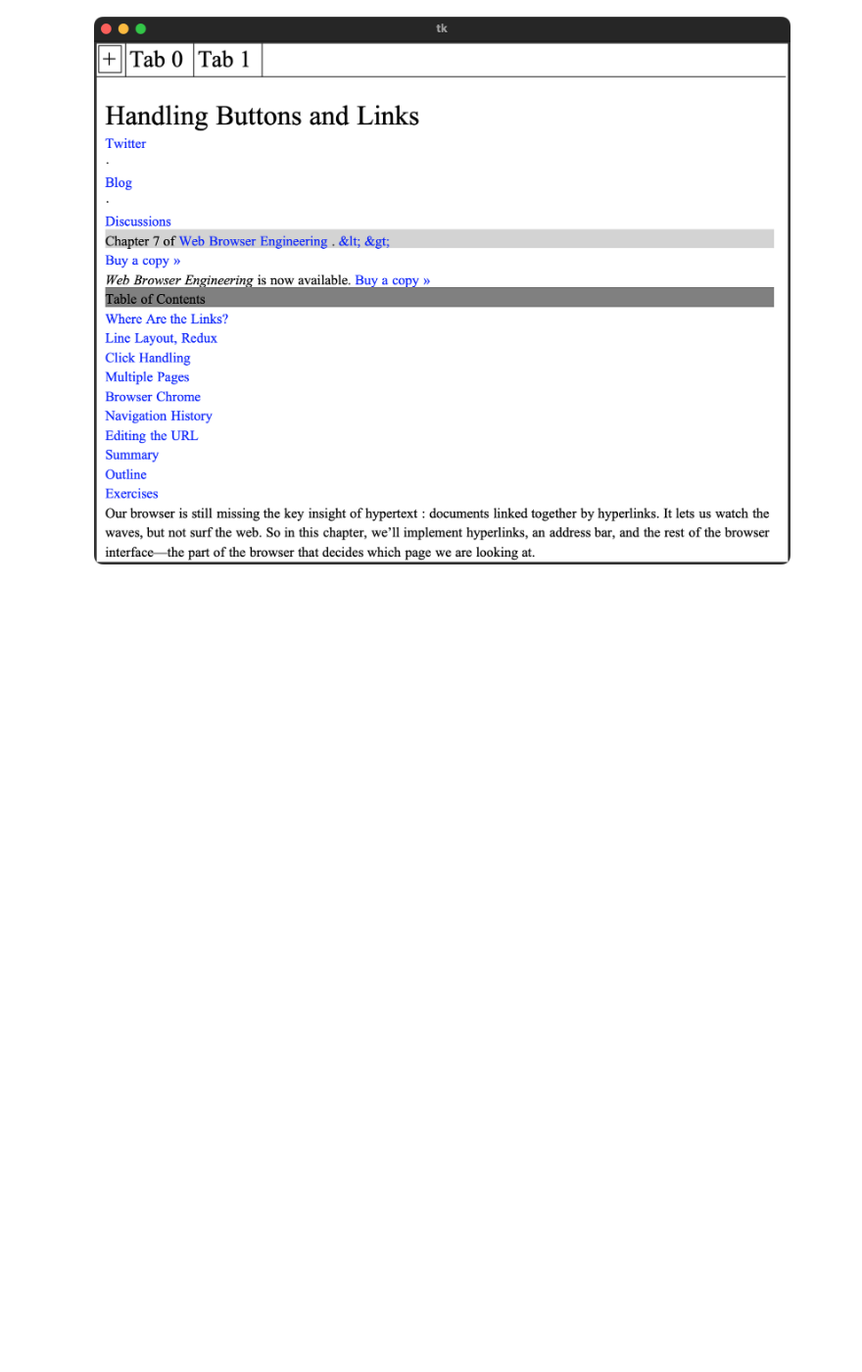
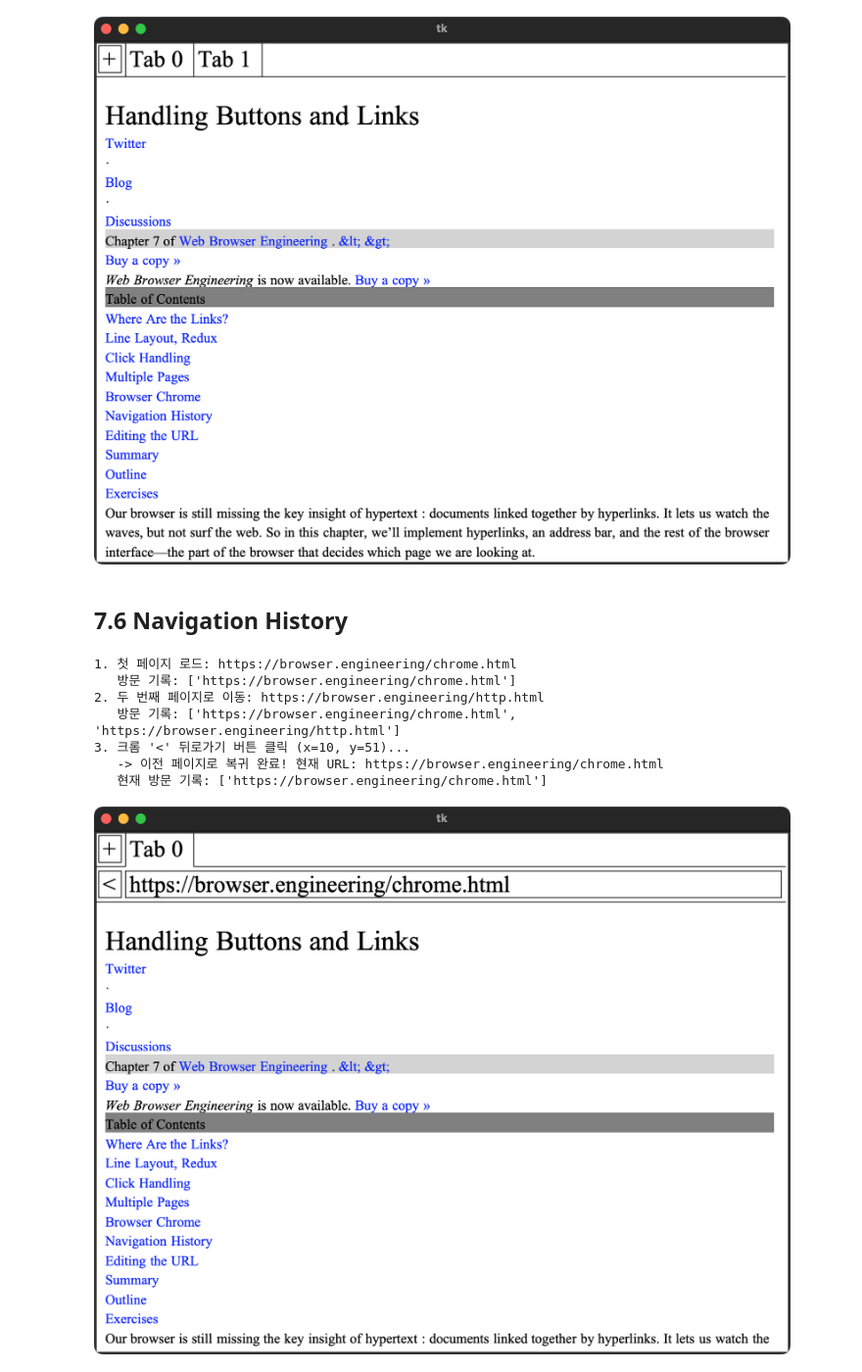
Before and after one commit to r4k0nb4k0n/browser-engineering-study, a Jupyter notebook: part-2-handling-buttons-and-links-7-hyperlinks-and-browser-chrome.ipynb, the cells around one changed output. Shown at 98% size. Cells and saved outputs as stored; diff of their text form; code cells hidden in the pictures; blank space fills up the shorter version.

Commit message:
feat: 7.6 Navigation History

```diff
--- a/part-2-handling-buttons-and-links-7-hyperlinks-and-browser-chrome.ipynb
+++ b/part-2-handling-buttons-and-links-7-hyperlinks-and-browser-chrome.ipynb
@@ -250,3 +250,55 @@ display_tk_window(browser.window, settle_seconds=0.4)
 3. 상단 'Tab 0' 클릭 (x=41, y=5)...
    -> 활성 탭 전환 완료! 현재 활성 탭: <browser.url.URL object at 0x...>
 [figure]
+# %% [markdown]
+## 7.6 Navigation History
+# %%
+import importlib
+import browser.browser
+import browser.layout
+import browser.url
+importlib.reload(browser.url)
+importlib.reload(browser.layout)
+importlib.reload(browser.browser)
+
+from browser.browser import Browser, Tab, Chrome
+from browser.url import URL
+from browser.tk_capture import display_tk_window
+
+# 1. 브라우저 생성 및 첫 페이지 로드
+browser = Browser()
+browser.new_tab(URL("https://browser.engineering/chrome.html"))
+print(f"1. 첫 페이지 로드: {browser.active_tab.url}")
+print(f"   방문 기록: {[str(u) for u in browser.active_tab.history]}")
+
+# 2. 두 번째 페이지(http.html)로 이동하여 방문 기록 쌓기
+browser.active_tab.load(URL("https://browser.engineering/http.html"))
+print(f"2. 두 번째 페이지로 이동: {browser.active_tab.url}")
+print(f"   방문 기록: {[str(u) for u in browser.active_tab.history]}")
+
+# 3. 크롬 '<' 뒤로가기 버튼 클릭 시뮬레이션
+class MockClick:
+    def __init__(self, x, y):
+        self.x = x
+        self.y = y
+
+back_x = browser.chrome.back_rect.left + 5
+back_y = browser.chrome.back_rect.top + 5
+print(f"3. 크롬 '<' 뒤로가기 버튼 클릭 (x={back_x}, y={back_y})...")
+browser.handle_click(MockClick(back_x, back_y))
+
+print(f"   -> 이전 페이지로 복귀 완료! 현재 URL: {browser.active_tab.url}")
+print(f"   현재 방문 기록: {[str(u) for u in browser.active_tab.history]}")
+
+browser.draw()
+# 4. 상단 2줄 크롬(탭 바 + 뒤로가기 버튼과 URL 주소창)이 완벽히 렌더링된 화면 캡처 출력
+display_tk_window(browser.window, settle_seconds=0.4)
+# %% [output]
+1. 첫 페이지 로드: https://browser.engineering/chrome.html
+   방문 기록: ['https://browser.engineering/chrome.html']
+2. 두 번째 페이지로 이동: https://browser.engineering/http.html
+   방문 기록: ['https://browser.engineering/chrome.html', 'https://browser.engineering/http.html']
+3. 크롬 '<' 뒤로가기 버튼 클릭 (x=10, y=51)...
+   -> 이전 페이지로 복귀 완료! 현재 URL: https://browser.engineering/chrome.html
+   현재 방문 기록: ['https://browser.engineering/chrome.html']
+[figure, added]
```
Also changed, not shown: 2 other files.
